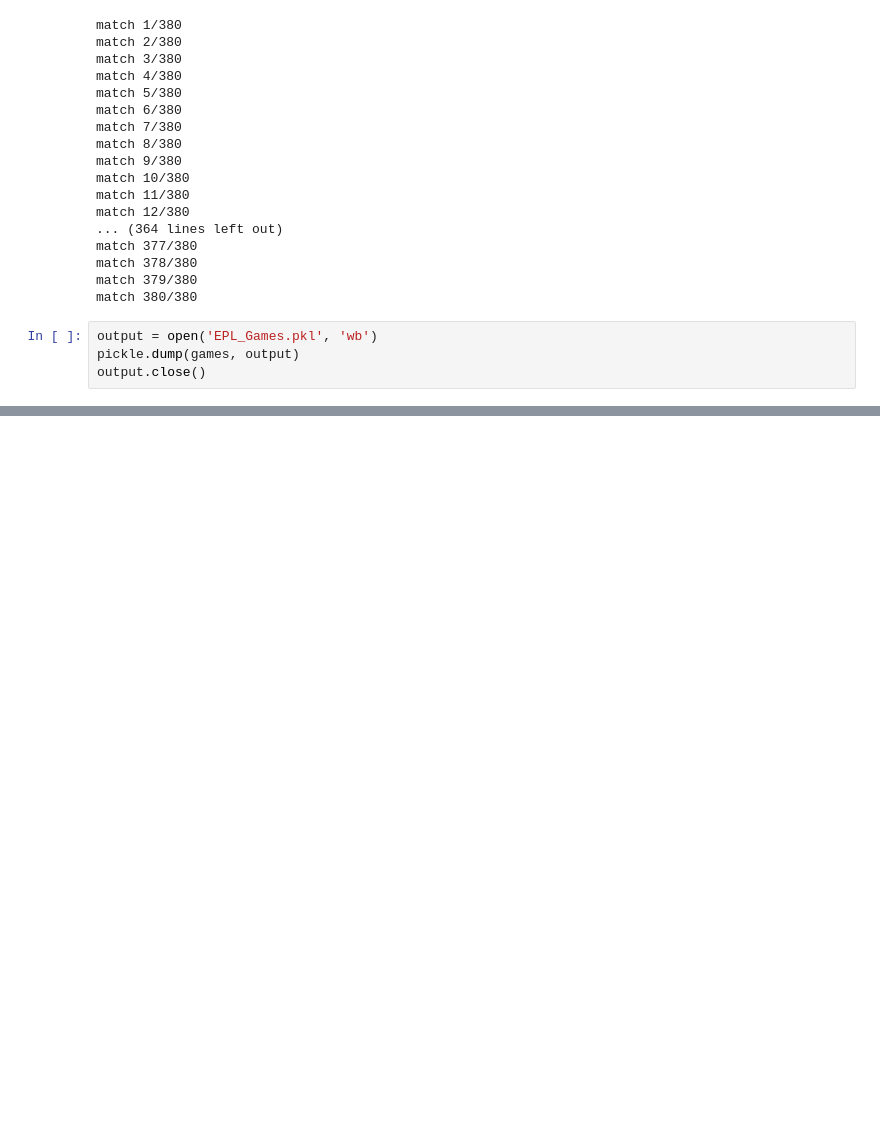
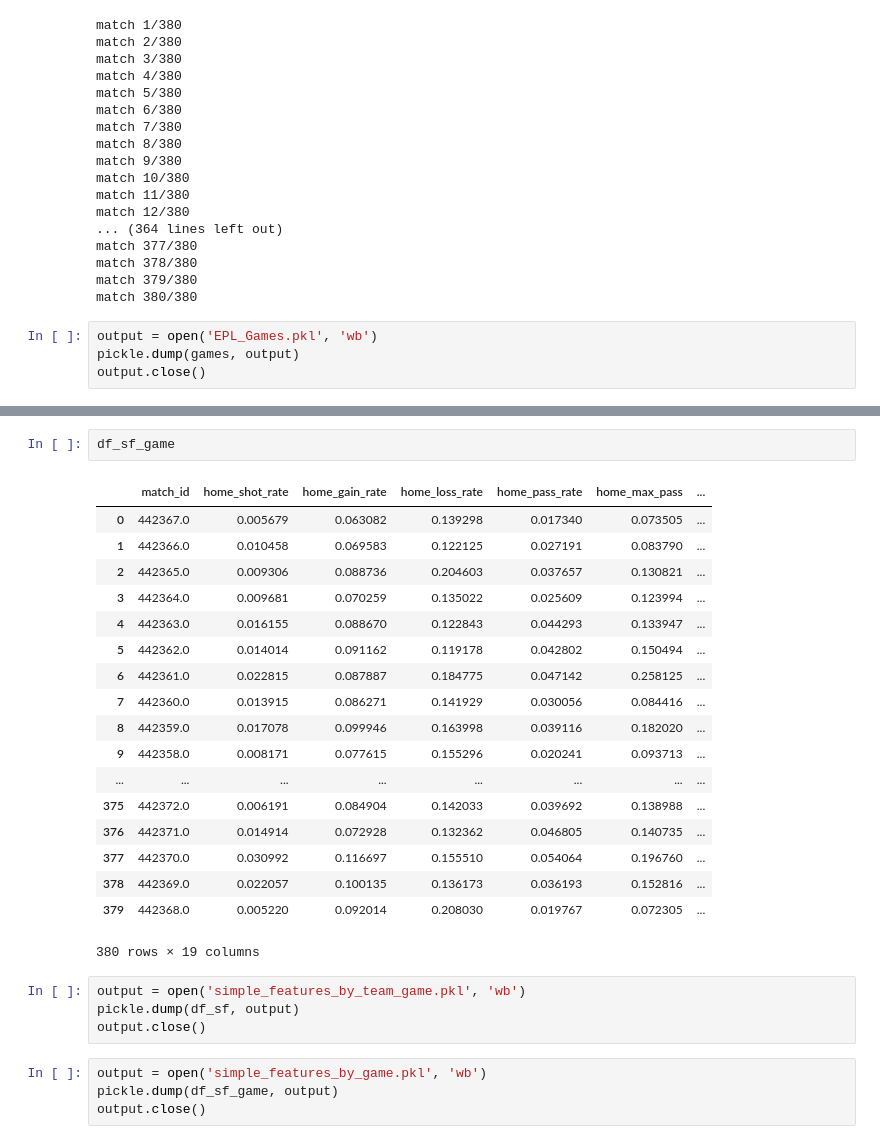
Before and after one commit to ehuang2831/Soccer_Network, a Jupyter notebook: Data/PreProcess.ipynb, the cells around one changed output, grey strips where cells are left out. Drawn from its saved outputs; the diff is of its cells as text; blank space fills up the shorter version.

```diff
--- a/Data/PreProcess.ipynb
+++ b/Data/PreProcess.ipynb
@@ -415,0 +455,29 @@ TypeError: 'tuple' object does not support item assignment
+# %%
+df_sf_game
+# %% [output]
+|  | match_id | home_shot_rate | home_gain_rate | home_loss_rate | home_pass_rate | home_max_pass | ... |
+| 0 | 442367.0 | 0.005679 | 0.063082 | 0.139298 | 0.017340 | 0.073505 | ... |
+| 1 | 442366.0 | 0.010458 | 0.069583 | 0.122125 | 0.027191 | 0.083790 | ... |
+| 2 | 442365.0 | 0.009306 | 0.088736 | 0.204603 | 0.037657 | 0.130821 | ... |
+| 3 | 442364.0 | 0.009681 | 0.070259 | 0.135022 | 0.025609 | 0.123994 | ... |
+| 4 | 442363.0 | 0.016155 | 0.088670 | 0.122843 | 0.044293 | 0.133947 | ... |
+| 5 | 442362.0 | 0.014014 | 0.091162 | 0.119178 | 0.042802 | 0.150494 | ... |
+| 6 | 442361.0 | 0.022815 | 0.087887 | 0.184775 | 0.047142 | 0.258125 | ... |
+| 7 | 442360.0 | 0.013915 | 0.086271 | 0.141929 | 0.030056 | 0.084416 | ... |
+| 8 | 442359.0 | 0.017078 | 0.099946 | 0.163998 | 0.039116 | 0.182020 | ... |
+| 9 | 442358.0 | 0.008171 | 0.077615 | 0.155296 | 0.020241 | 0.093713 | ... |
+| ... | ... | ... | ... | ... | ... | ... | ... |
+| 375 | 442372.0 | 0.006191 | 0.084904 | 0.142033 | 0.039692 | 0.138988 | ... |
+| 376 | 442371.0 | 0.014914 | 0.072928 | 0.132362 | 0.046805 | 0.140735 | ... |
+| 377 | 442370.0 | 0.030992 | 0.116697 | 0.155510 | 0.054064 | 0.196760 | ... |
+| 378 | 442369.0 | 0.022057 | 0.100135 | 0.136173 | 0.036193 | 0.152816 | ... |
+| 379 | 442368.0 | 0.005220 | 0.092014 | 0.208030 | 0.019767 | 0.072305 | ... |
+380 rows × 19 columns
+# %%
+output = open('simple_features_by_team_game.pkl', 'wb')
+pickle.dump(df_sf, output)
+output.close()
+# %%
+output = open('simple_features_by_game.pkl', 'wb')
+pickle.dump(df_sf_game, output)
+output.close()
```
Also changed, not shown: parts of 39 cells of this notebook, 2 other files.
